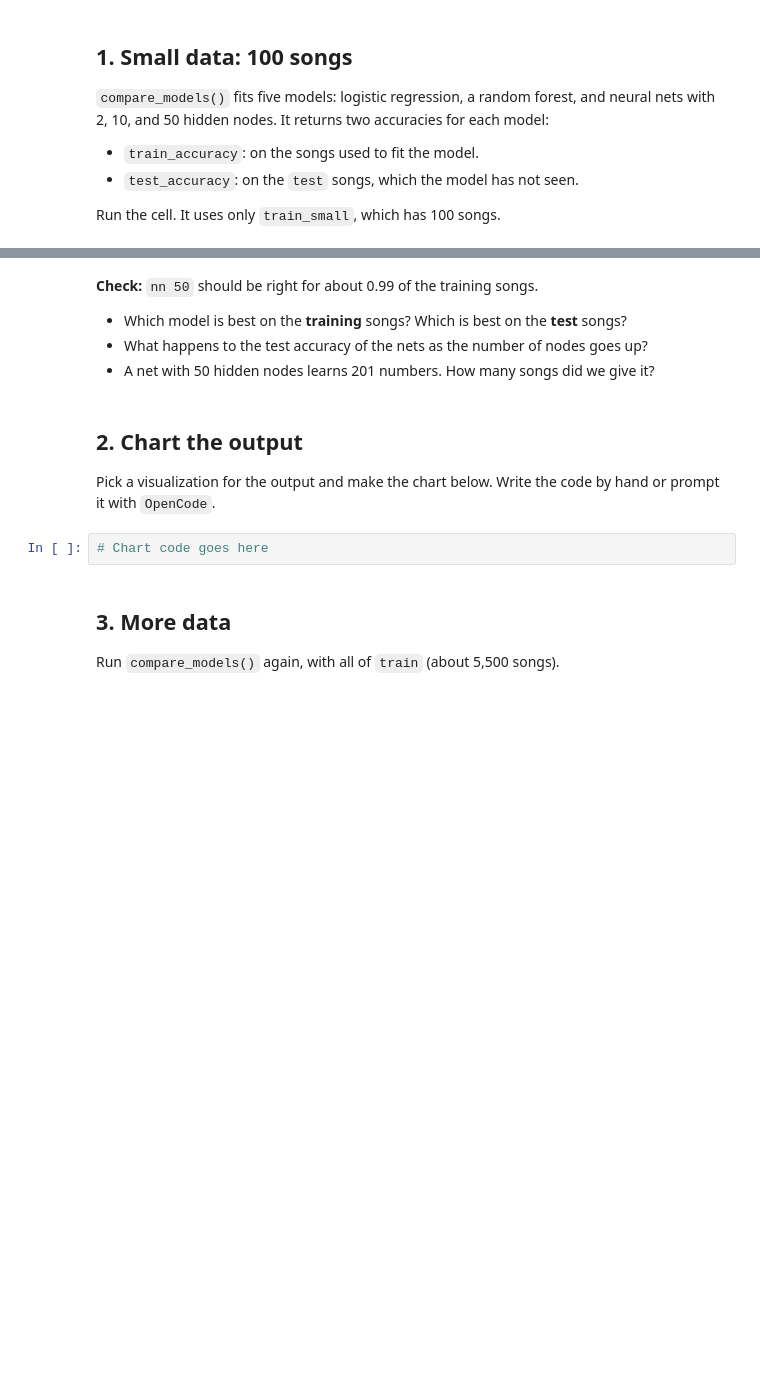
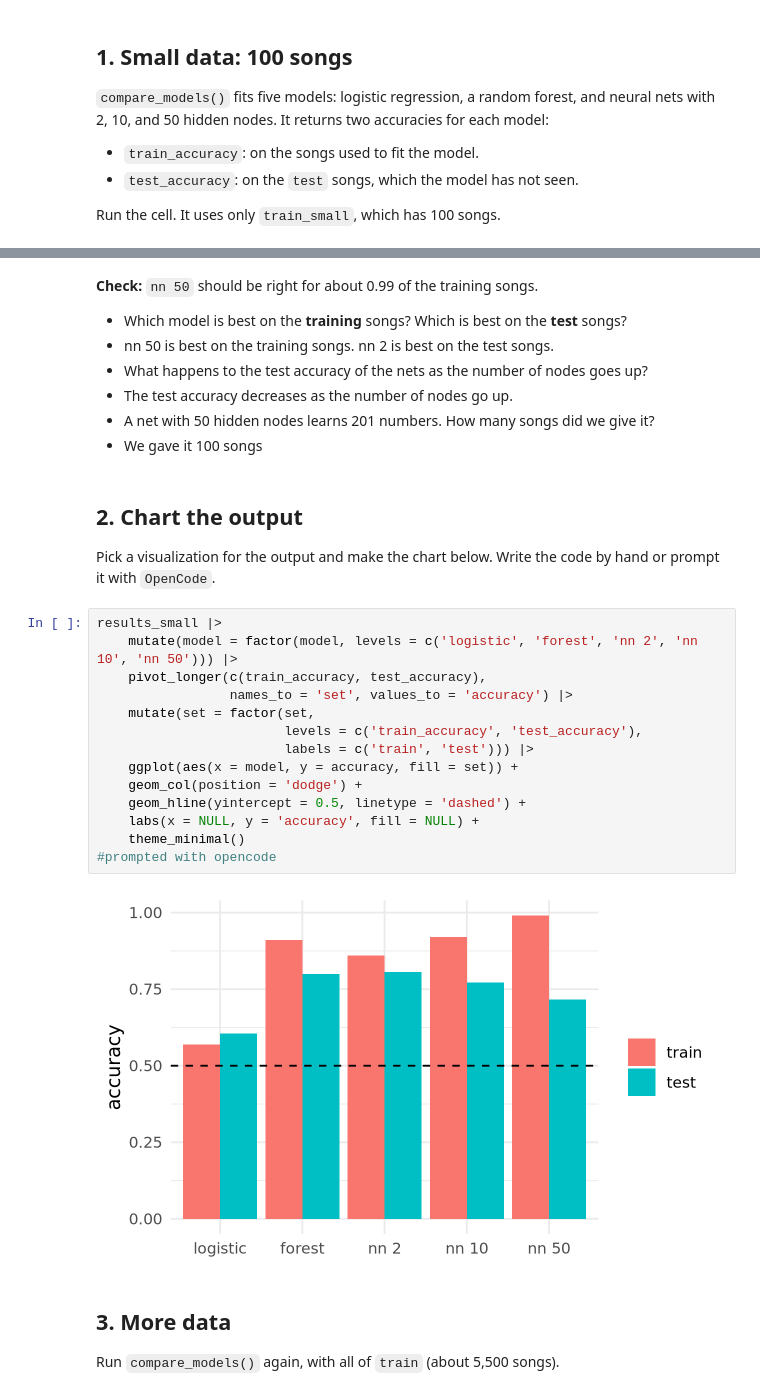
Before and after one commit to lgheflin/codespace, a Jupyter notebook: exercises/16-nn-exercise.ipynb, the cells around one changed output, grey strips where cells are left out. Saved outputs shown, nothing was run; the diff lists cells and outputs as text; blank space fills up the shorter version.

```diff
--- a/exercises/16-nn-exercise.ipynb
+++ b/exercises/16-nn-exercise.ipynb
@@ -96,14 +124,31 @@ results_small
 **Check:** `nn 50` should be right for about 0.99 of the training songs.
 
 - Which model is best on the **training** songs? Which is best on the **test** songs?
+- nn 50 is best on the training songs. nn 2 is best on the test songs.
 - What happens to the test accuracy of the nets as the number of nodes goes up?
+- The test accuracy decreases as the number of nodes go up.
 - A net with 50 hidden nodes learns 201 numbers. How many songs did we give it?
+- We gave it 100 songs
 # %% [markdown]
 ## 2. Chart the output
 
 Pick a visualization for the output and make the chart below. Write the code by hand or prompt it with `OpenCode`.
 # %%
-# Chart code goes here
+results_small |>
+    mutate(model = factor(model, levels = c('logistic', 'forest', 'nn 2', 'nn 10', 'nn 50'))) |>
+    pivot_longer(c(train_accuracy, test_accuracy),
+                 names_to = 'set', values_to = 'accuracy') |>
+    mutate(set = factor(set,
+                        levels = c('train_accuracy', 'test_accuracy'),
+                        labels = c('train', 'test'))) |>
+    ggplot(aes(x = model, y = accuracy, fill = set)) +
+    geom_col(position = 'dodge') +
+    geom_hline(yintercept = 0.5, linetype = 'dashed') +
+    labs(x = NULL, y = 'accuracy', fill = NULL) +
+    theme_minimal()
+#prompted with opencode
+# %% [output]
+[figure, added]
 # %% [markdown]
 ## 3. More data
 
```
Also changed, not shown: parts of 7 cells of this notebook, 1 other file.
